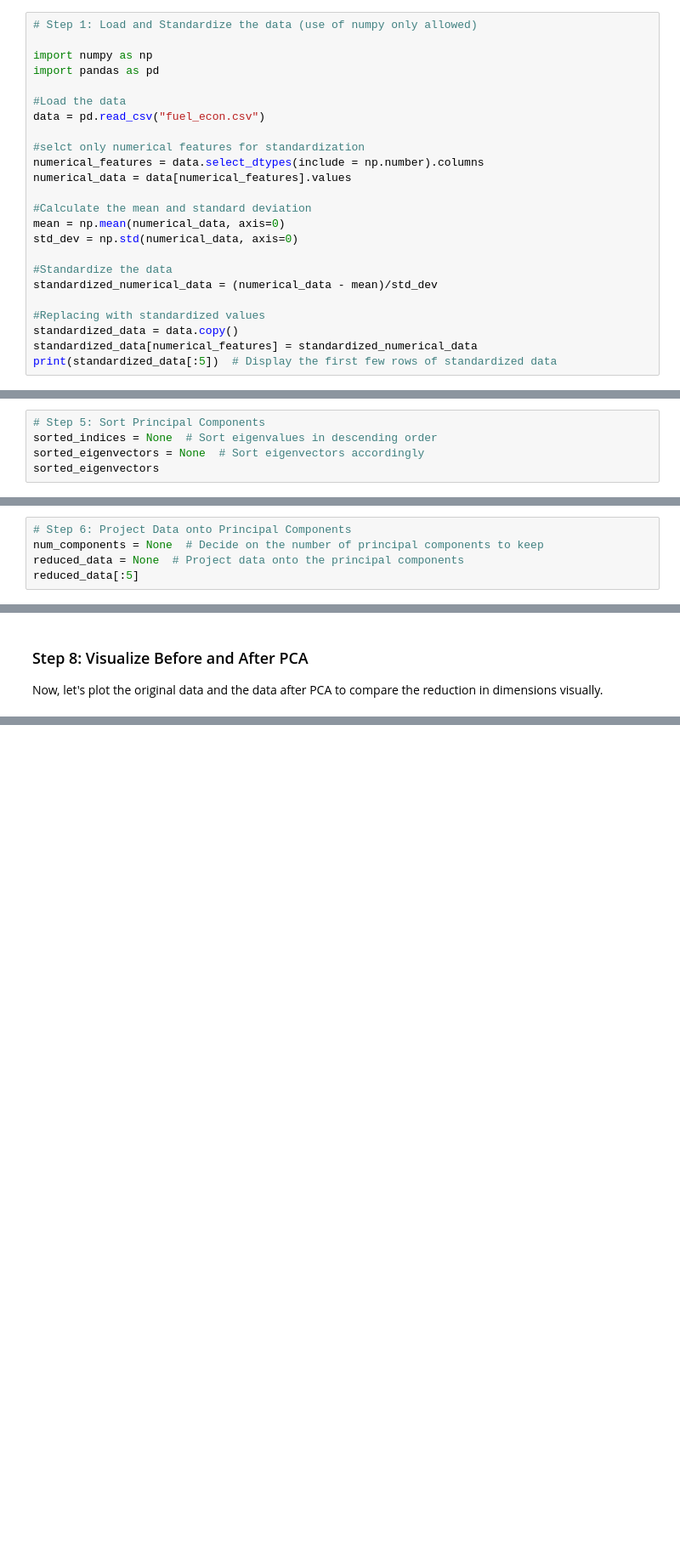
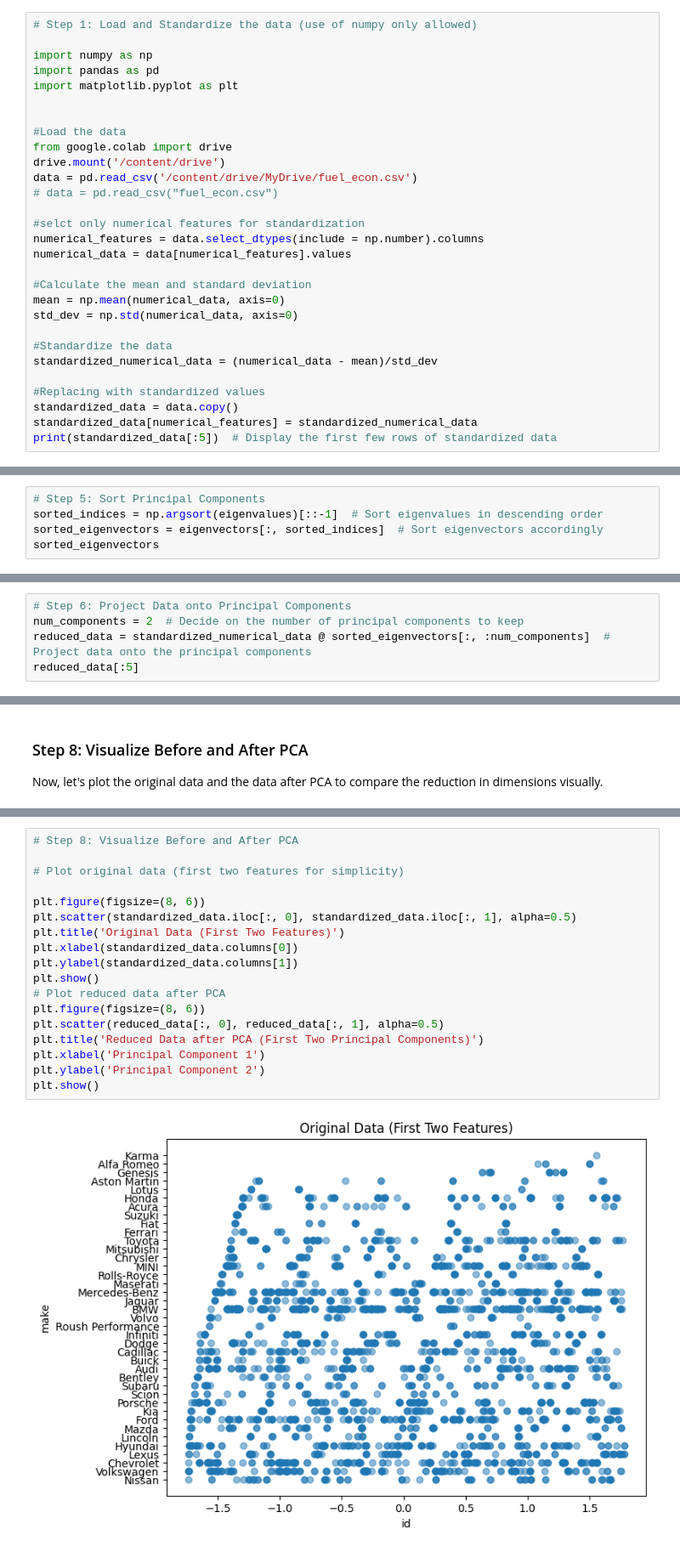
Before and after one commit to lemwaizz/PCA, a Jupyter notebook: Template_PCA_Formative_1[Peer_Pair_5].ipynb, the cells around one changed output, grey strips where cells are left out. Shown at 85% size. Saved outputs shown, nothing was run; the diff lists cells and outputs as text; blank space fills up the shorter version.

```diff
--- a/Template_PCA_Formative_1[Peer_Pair_5].ipynb
+++ b/Template_PCA_Formative_1[Peer_Pair_5].ipynb
@@ -14,9 +14,14 @@ Fill in the code to standardize the dataset.
 
 import numpy as np
 import pandas as pd
+import matplotlib.pyplot as plt
+
 
 #Load the data
-data = pd.read_csv("fuel_econ.csv")
+from google.colab import drive
+drive.mount('/content/drive')
+data = pd.read_csv('/content/drive/MyDrive/fuel_econ.csv')
+# data = pd.read_csv("fuel_econ.csv")
 
 #selct only numerical features for standardization
 numerical_features = data.select_dtypes(include = np.number).columns
@@ -137,6 +142,6 @@ Sort the eigenvectors based on their corresponding eigenvalues in descending ord
 Complete the code to sort the eigenvectors and print the sorted components.
 # %%
 # Step 5: Sort Principal Components
-sorted_indices = None  # Sort eigenvalues in descending order
-sorted_eigenvectors = None  # Sort eigenvectors accordingly
+sorted_indices = np.argsort(eigenvalues)[::-1]  # Sort eigenvalues in descending order
+sorted_eigenvectors = eigenvectors[:, sorted_indices]  # Sort eigenvectors accordingly
 sorted_eigenvectors
@@ -146,6 +169,6 @@ Now that we’ve selected the number of components, we will project the original
 Fill in the code to perform the projection.
 # %%
 # Step 6: Project Data onto Principal Components
-num_components = None  # Decide on the number of principal components to keep
-reduced_data = None  # Project data onto the principal components
+num_components = 2  # Decide on the number of principal components to keep
+reduced_data = standardized_numerical_data @ sorted_eigenvectors[:, :num_components]  # Project data onto the principal components
 reduced_data[:5]
@@ -169,0 +198,20 @@ Now, let's plot the original data and the data after PCA to compare the reductio
+# %%
+# Step 8: Visualize Before and After PCA
+
+# Plot original data (first two features for simplicity)
+
+plt.figure(figsize=(8, 6))
+plt.scatter(standardized_data.iloc[:, 0], standardized_data.iloc[:, 1], alpha=0.5)
+plt.title('Original Data (First Two Features)')
+plt.xlabel(standardized_data.columns[0])
+plt.ylabel(standardized_data.columns[1])
+plt.show()
+# Plot reduced data after PCA
+plt.figure(figsize=(8, 6))
+plt.scatter(reduced_data[:, 0], reduced_data[:, 1], alpha=0.5)
+plt.title('Reduced Data after PCA (First Two Principal Components)')
+plt.xlabel('Principal Component 1')
+plt.ylabel('Principal Component 2')
+plt.show()
+# %% [output]
+[figure, added]
```
Also changed, not shown: parts of 6 cells of this notebook.
